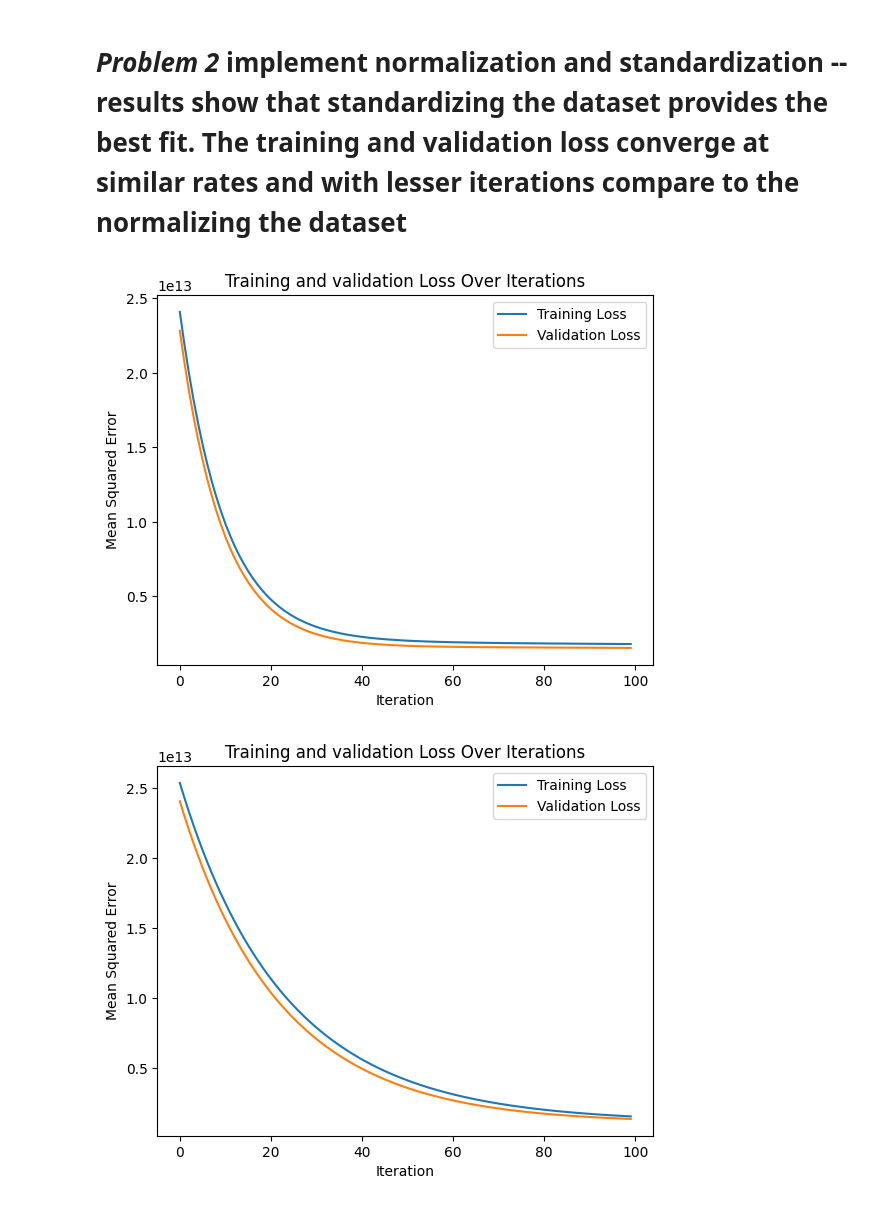
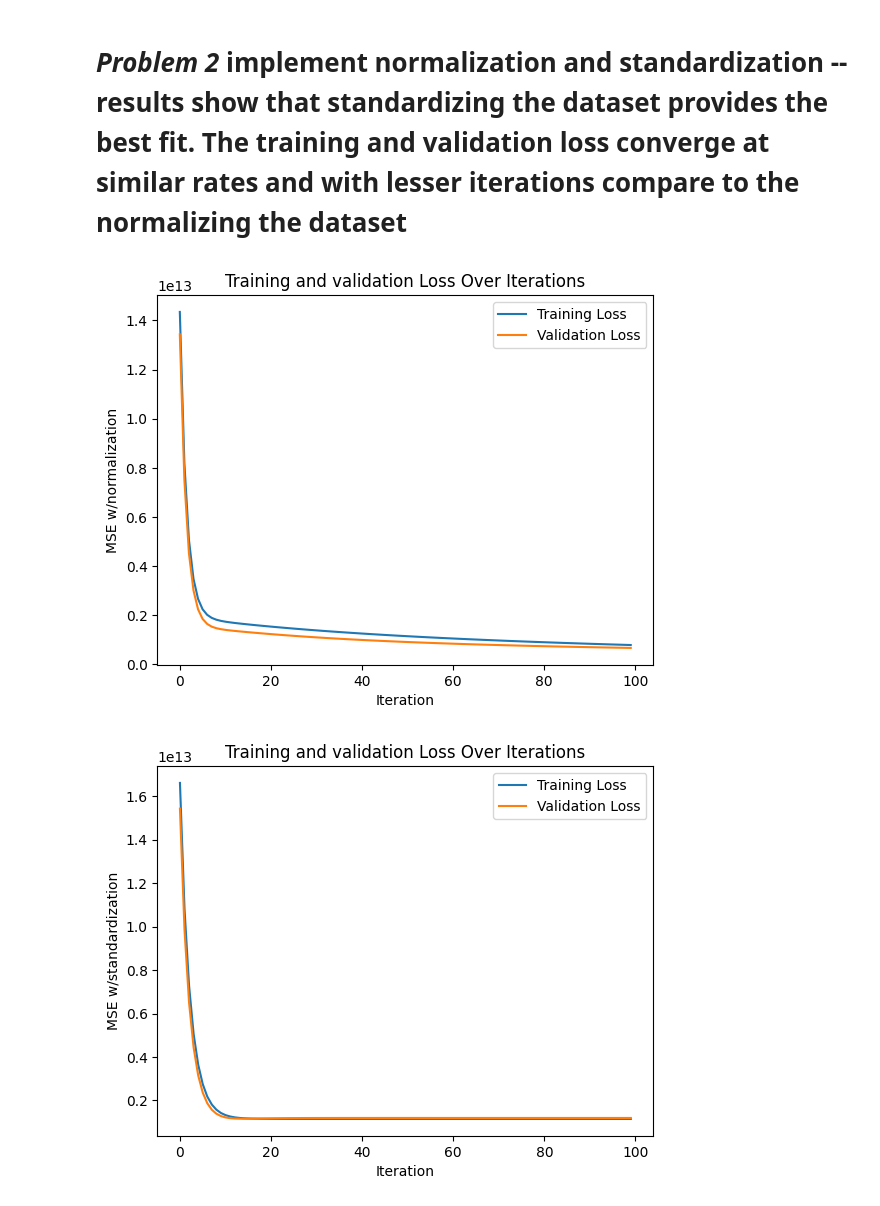
Before and after one commit to Salitre97/ECGR-4105-Intro-to-ML, a Jupyter notebook: Homework2/Homework_2.ipynb, the cells around one changed output. Drawn from its saved outputs; the diff is of its cells as text; code cells hidden in the pictures.

```diff
--- a/Homework2/Homework_2.ipynb
+++ b/Homework2/Homework_2.ipynb
@@ -233,6 +176,27 @@ y_val = df_test.pop('price').values.reshape(-1, 1)
 # %%
+# For Problem 2
+
+from sklearn.preprocessing import MinMaxScaler
+from sklearn.preprocessing import StandardScaler
+
+scaler_norm = MinMaxScaler()
+scaler_std = StandardScaler()
+
+# Problem 2a - normalization
+
+
+# Apply scaler() to all the columns except the 'yes-no' and 'dummy' variables
+num_vars = ['area', 'bedrooms', 'bathrooms', 'stories', 'parking', 'price']
+
+X_train = df_train[num_vars].values
+X_val = df_test[num_vars].values
+
+# fit and transform the training data (normalization)
+X_train_norm = scaler_norm.fit_transform(X_train)
+X_val_norm = scaler_norm.fit_transform(X_val)
+
 # Train a simple linear regression model using gradient descent
-learning_rate = 0.01
+learning_rate = 0.1
 n_iterations = 100
 m = len(X_train_norm)
 
@@ -259,43 +223,59 @@ for iteration in range(n_iterations):
 plt.plot(train_losses, label="Training Loss")
 plt.plot(val_losses, label="Validation Loss")
 plt.xlabel("Iteration")
-plt.ylabel("Mean Squared Error")
+plt.ylabel("MSE w/normalization")
 plt.legend()
 plt.title("Training and validation Loss Over Iterations")
 plt.show()
 # %% [output]
-[figure, old version]
+[figure, new version]
 # %%
-learning_rate = 0.01
+# Problem 2b - standardization
+
+num_vars1 = ['area', 'bedrooms', 'bathrooms', 'stories', 'mainroad', 'guestroom', 'basement', 'hotwaterheating', 'airconditioning', 'parking', 'prefarea']
+
+X_train = df_train[num_vars1].values
+X_val = df_test[num_vars1].values
+
+# fit and transform the training data (standardization)
+X_train_std = scaler_std.fit_transform(X_train)
+X_val_std = scaler_std.fit_transform(X_val)
+
+
+# output data does not need to be normalized or standardized
+y_train = df_train['price'].values.reshape(-1, 1)
+y_val = df_test['price'].values.reshape(-1, 1)
+
+learning_rate = 0.1
 n_iterations = 100
 m = len(X_train_std)
 
 # initial values
 theta = np.zeros((X_train_std.shape[1] + 1, 1))
 
 X_b_train_std = np.c_[np.ones((len(X_train_std), 1)), X_train_std]
 X_b_val_std = np.c_[np.ones((len(X_val_std), 1)), X_val_std]
 
 train_losses = []
 val_losses = []
 
 for iteration in range(n_iterations):
   gradients = 2/m * X_b_train_std.T.dot(X_b_train_std.dot(theta) - y_train)
   theta -= learning_rate * gradients
 
   train_loss = (1/m) * np.sum(np.square(X_b_train_std.dot(theta) - y_train))
   val_loss = (1/len(X_val_std)) * np.sum(np.square(X_b_val_std.dot(theta) - y_val))
 
   train_losses.append(train_loss)
   val_losses.append(val_loss)
 
 # Plot the training and validation loss after each iteration
 plt.plot(train_losses, label="Training Loss")
 plt.plot(val_losses, label="Validation Loss")
 plt.xlabel("Iteration")
-plt.ylabel("Mean Squared Error")
+plt.ylabel("MSE w/standardization")
 plt.legend()
 plt.title("Training and validation Loss Over Iterations")
 plt.show()
 # %% [output]
-[figure, old version]
+[figure, new version]
```
Also changed, not shown: parts of 8 cells of this notebook.
